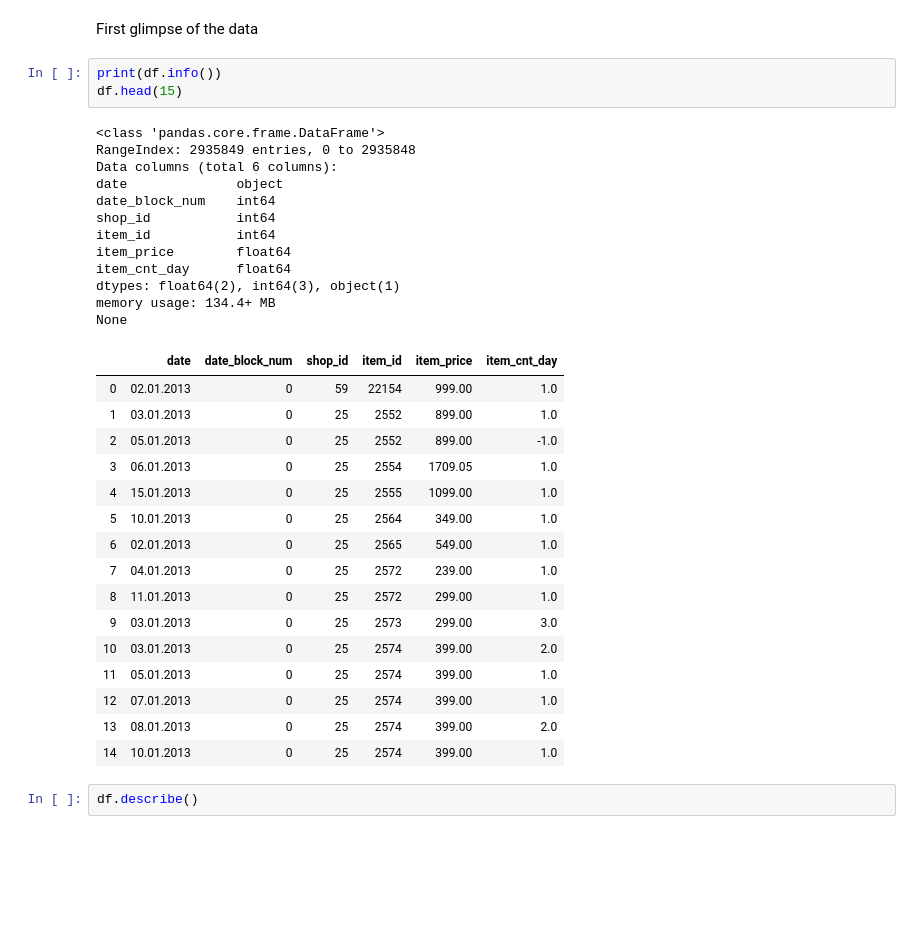
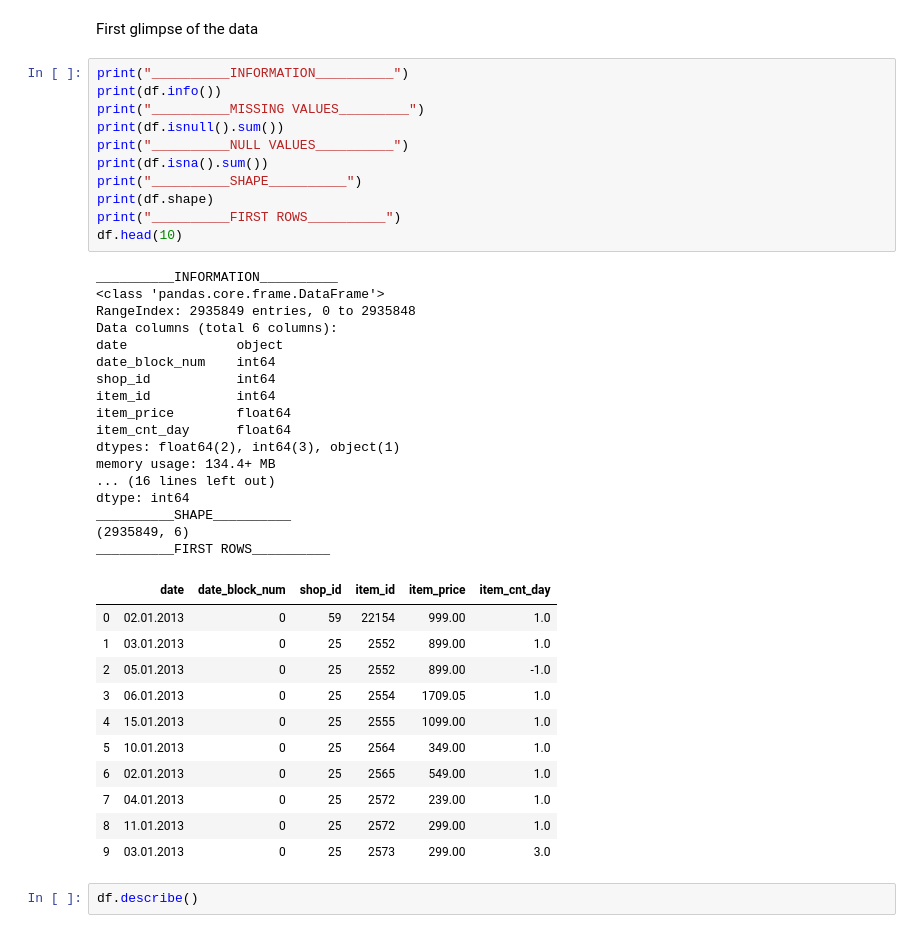
Before and after one commit to davidhoga89/Data_Science_Kaggle, a Jupyter notebook: Final_Project/Final_Project_Kaggle_Coursera.ipynb, the cells around one changed output. Saved outputs shown, nothing was run; the diff lists cells and outputs as text; blank space fills up the shorter version.

```diff
--- a/Final_Project/Final_Project_Kaggle_Coursera.ipynb
+++ b/Final_Project/Final_Project_Kaggle_Coursera.ipynb
@@ -31,38 +30,46 @@ df = pd.read_csv("sales_train.csv")
 test_df = pd.read_csv("test.csv")
 # %% [markdown]
 First glimpse of the data
-# %%
-print(df.info())
-df.head(15)
-# %% [output]
-<class 'pandas.core.frame.DataFrame'>
-RangeIndex: 2935849 entries, 0 to 2935848
-Data columns (total 6 columns):
-date              object
-date_block_num    int64
-shop_id           int64
-item_id           int64
-item_price        float64
-item_cnt_day      float64
-dtypes: float64(2), int64(3), object(1)
-memory usage: 134.4+ MB
-None
-|  | date | date_block_num | shop_id | item_id | item_price | item_cnt_day |
-| 0 | 02.01.2013 | 0 | 59 | 22154 | 999.00 | 1.0 |
-| 1 | 03.01.2013 | 0 | 25 | 2552 | 899.00 | 1.0 |
-| 2 | 05.01.2013 | 0 | 25 | 2552 | 899.00 | -1.0 |
-| 3 | 06.01.2013 | 0 | 25 | 2554 | 1709.05 | 1.0 |
-| 4 | 15.01.2013 | 0 | 25 | 2555 | 1099.00 | 1.0 |
-| 5 | 10.01.2013 | 0 | 25 | 2564 | 349.00 | 1.0 |
-| 6 | 02.01.2013 | 0 | 25 | 2565 | 549.00 | 1.0 |
-| 7 | 04.01.2013 | 0 | 25 | 2572 | 239.00 | 1.0 |
-| 8 | 11.01.2013 | 0 | 25 | 2572 | 299.00 | 1.0 |
-| 9 | 03.01.2013 | 0 | 25 | 2573 | 299.00 | 3.0 |
-| 10 | 03.01.2013 | 0 | 25 | 2574 | 399.00 | 2.0 |
-| 11 | 05.01.2013 | 0 | 25 | 2574 | 399.00 | 1.0 |
-| 12 | 07.01.2013 | 0 | 25 | 2574 | 399.00 | 1.0 |
-| 13 | 08.01.2013 | 0 | 25 | 2574 | 399.00 | 2.0 |
-| 14 | 10.01.2013 | 0 | 25 | 2574 | 399.00 | 1.0 |
+# %%
+print("__________INFORMATION__________")
+print(df.info())
+print("__________MISSING VALUES_________")
+print(df.isnull().sum())
+print("__________NULL VALUES__________")
+print(df.isna().sum())
+print("__________SHAPE__________")
+print(df.shape)
+print("__________FIRST ROWS__________")
+df.head(10)
+# %% [output]
+__________INFORMATION__________
+<class 'pandas.core.frame.DataFrame'>
+RangeIndex: 2935849 entries, 0 to 2935848
+Data columns (total 6 columns):
+date              object
+date_block_num    int64
+shop_id           int64
+item_id           int64
+item_price        float64
+item_cnt_day      float64
+dtypes: float64(2), int64(3), object(1)
+memory usage: 134.4+ MB
+... (16 lines left out)
+dtype: int64
+__________SHAPE__________
+(2935849, 6)
+__________FIRST ROWS__________
+|  | date | date_block_num | shop_id | item_id | item_price | item_cnt_day |
+| 0 | 02.01.2013 | 0 | 59 | 22154 | 999.00 | 1.0 |
+| 1 | 03.01.2013 | 0 | 25 | 2552 | 899.00 | 1.0 |
+| 2 | 05.01.2013 | 0 | 25 | 2552 | 899.00 | -1.0 |
+| 3 | 06.01.2013 | 0 | 25 | 2554 | 1709.05 | 1.0 |
+| 4 | 15.01.2013 | 0 | 25 | 2555 | 1099.00 | 1.0 |
+| 5 | 10.01.2013 | 0 | 25 | 2564 | 349.00 | 1.0 |
+| 6 | 02.01.2013 | 0 | 25 | 2565 | 549.00 | 1.0 |
+| 7 | 04.01.2013 | 0 | 25 | 2572 | 239.00 | 1.0 |
+| 8 | 11.01.2013 | 0 | 25 | 2572 | 299.00 | 1.0 |
+| 9 | 03.01.2013 | 0 | 25 | 2573 | 299.00 | 3.0 |
 # %%
 df.describe()
 # %% [output]
```
Also changed, not shown: parts of 23 cells of this notebook, 4 other files.
